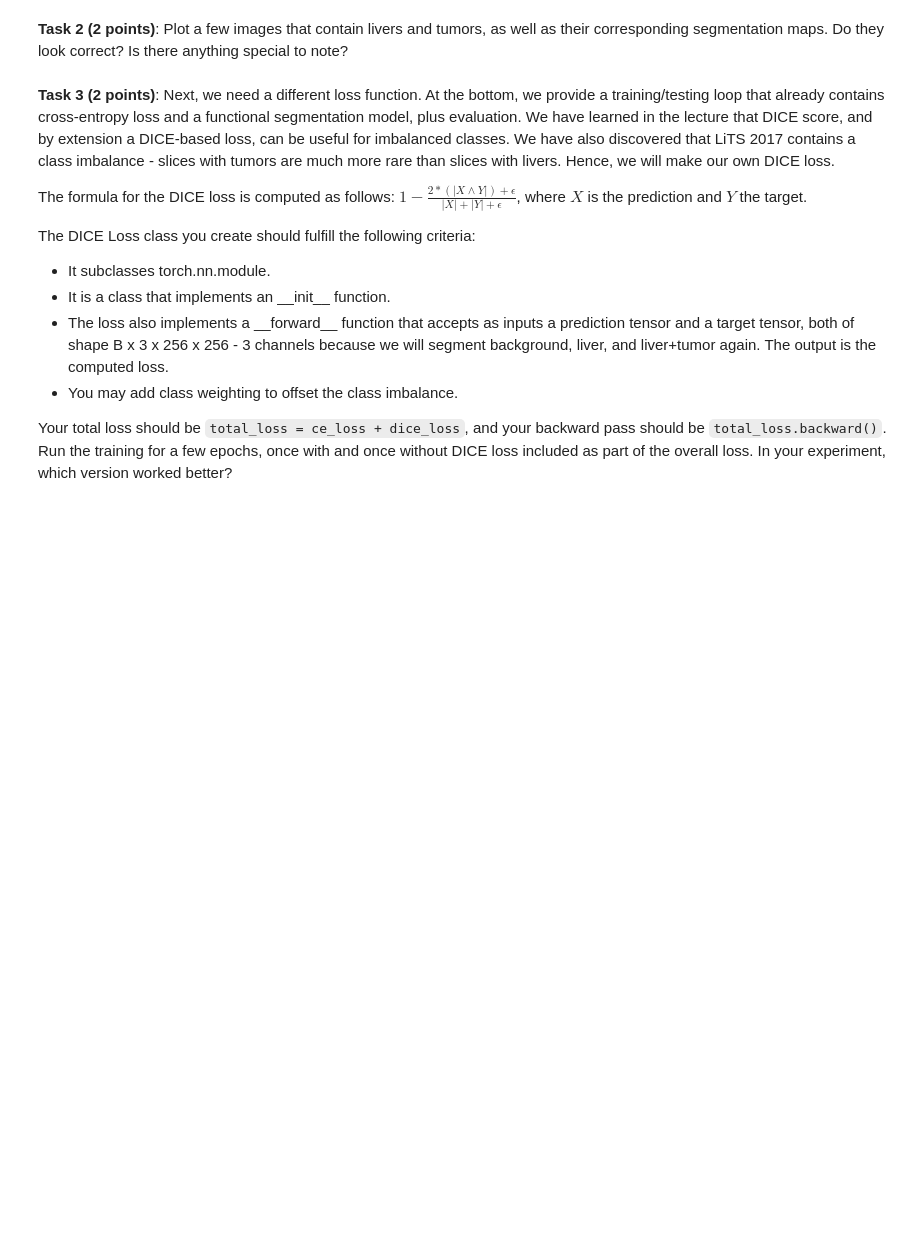
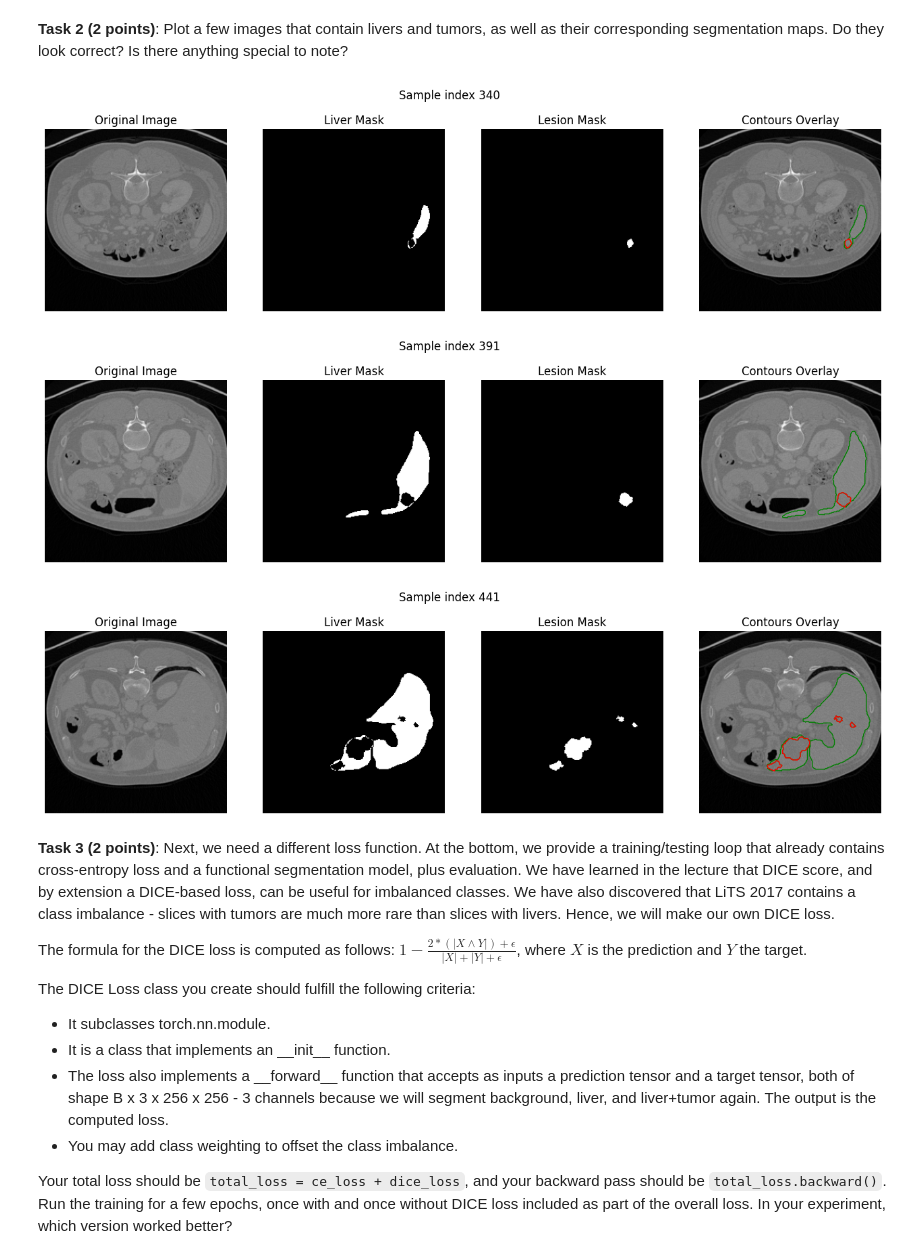
Before and after one commit to frederikgras/AIMA, a Jupyter notebook: week_07_generative_ai.ipynb, the cells around one changed output. Cells and saved outputs as stored; diff of their text form; code cells hidden in the pictures; blank space fills up the shorter version.

```diff
--- a/week_07_generative_ai.ipynb
+++ b/week_07_generative_ai.ipynb
@@ -198,6 +198,81 @@ test_dataloader = DataLoader(
 )
 # %% [markdown]
 **Task 2 (2 points)**: Plot a few images that contain livers and tumors, as well as their corresponding segmentation maps. Do they look correct? Is there anything special to note?
+# %%
+import matplotlib.pyplot as plt
+import torch
+import numpy as np
+from skimage import measure
+
+def plot_segmentation_contours(image, c_target, title="Sample"):
+    img_np = image.squeeze().numpy()
+    mask_np = c_target.squeeze().numpy()
+
+    liver_mask = (mask_np == 1)
+    lesion_mask = (mask_np == 2)
+
+    plt.figure(figsize=(16, 4))
+
+    # 1️⃣ Original Image
+    plt.subplot(1, 4, 1)
+    plt.title("Original Image")
+    plt.imshow(img_np, cmap="gray")
+    plt.axis("off")
+
+    # 2️⃣ Leber Maske
+    plt.subplot(1, 4, 2)
+    plt.title("Liver Mask")
+    plt.imshow(liver_mask, cmap="gray")
+    plt.axis("off")
+
+    # 3️⃣ Läsions Maske
+    plt.subplot(1, 4, 3)
+    plt.title("Lesion Mask")
+    plt.imshow(lesion_mask, cmap="gray")
+    plt.axis("off")
+
+    # 4️⃣ Originalbild mit Konturen
+    plt.subplot(1, 4, 4)
+    plt.title("Contours Overlay")
+    plt.imshow(img_np, cmap="gray")
+    plt.axis("off")
+
+    # Konturen für Leber grün
+    contours_liver = measure.find_contours(liver_mask, 0.5)
+    for contour in contours_liver:
+        plt.plot(contour[:, 1], contour[:, 0], color='green', linewidth=1)
+
+    # Konturen für Läsion rot
+    contours_lesion = measure.find_contours(lesion_mask, 0.5)
+    for contour in contours_lesion:
+        plt.plot(contour[:, 1], contour[:, 0], color='red', linewidth=1)
+
+    plt.suptitle(title)
+    plt.show()
+
+
+# --------------------------
+# Plotten von ein paar Samples mit Leber + Läsion
+# --------------------------
+count = 0
+max_samples = 3
+skip_slices = 50  # Anzahl Slices, die wir nach einem gefundenen Sample überspringen
+
+idx = 0
+while idx < len(dataset) and count < max_samples:
+    image, c_target, oh_target, liver = dataset[idx]
+
+    mask_np = c_target.squeeze().numpy()
+    if (mask_np == 1).any() and (mask_np == 2).any():
+        plot_segmentation_contours(image, c_target, title=f"Sample index {idx}")
+        count += 1
+        idx += skip_slices  # nach dem Plot überspringen
+    else:
+        idx += 1  # sonst einfach zum nächsten Sample
+# %% [output]
+[figure, added]
+[figure, added]
+[figure, added]
 # %% [markdown]
 **Task 3 (2 points)**: Next, we need a different loss function. At the bottom, we provide a training/testing loop that already contains cross-entropy loss and a functional segmentation model, plus evaluation. We have learned in the lecture that DICE score, and by extension a DICE-based loss, can be useful for imbalanced classes. We have also discovered that LiTS 2017 contains a class imbalance - slices with tumors are much more rare than slices with livers. Hence, we will make our own DICE loss.
 
```
